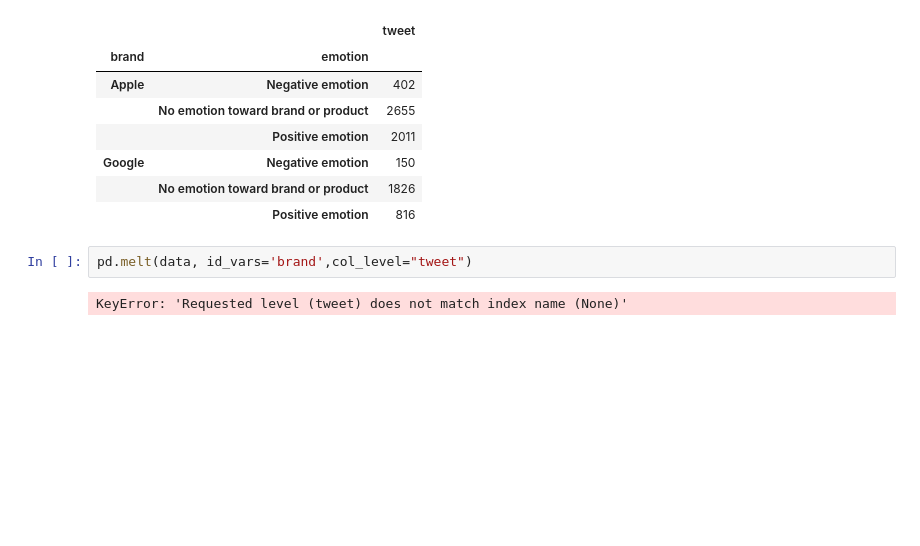
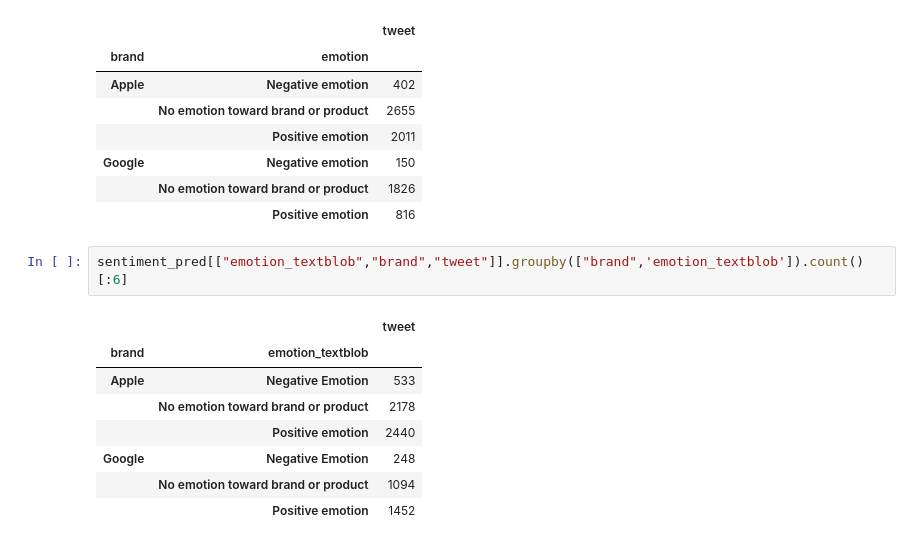
Before and after one commit to carlosiruiz/Twitter_sentiment_analysis, a Jupyter notebook: eda/Visualizations.ipynb, the cells around one changed output. Saved outputs shown, nothing was run; the diff lists cells and outputs as text; blank space fills up the shorter version.

```diff
--- a/eda/Visualizations.ipynb
+++ b/eda/Visualizations.ipynb
@@ -248,7 +248,14 @@ data
 | Google | Negative emotion | 150 |
 |  | No emotion toward brand or product | 1826 |
 |  | Positive emotion | 816 |
-# %%
-pd.melt(data, id_vars='brand',col_level="tweet")
-# %% [output]
-KeyError: 'Requested level (tweet) does not match index name (None)'
+# %%
+sentiment_pred[["emotion_textblob","brand","tweet"]].groupby(["brand",'emotion_textblob']).count()[:6]
+# %% [output]
+|  |  | tweet |
+| brand | emotion_textblob |  |
+| Apple | Negative Emotion | 533 |
+|  | No emotion toward brand or product | 2178 |
+|  | Positive emotion | 2440 |
+| Google | Negative Emotion | 248 |
+|  | No emotion toward brand or product | 1094 |
+|  | Positive emotion | 1452 |
```
Also changed, not shown: parts of 2 cells of this notebook, 16 other files.
